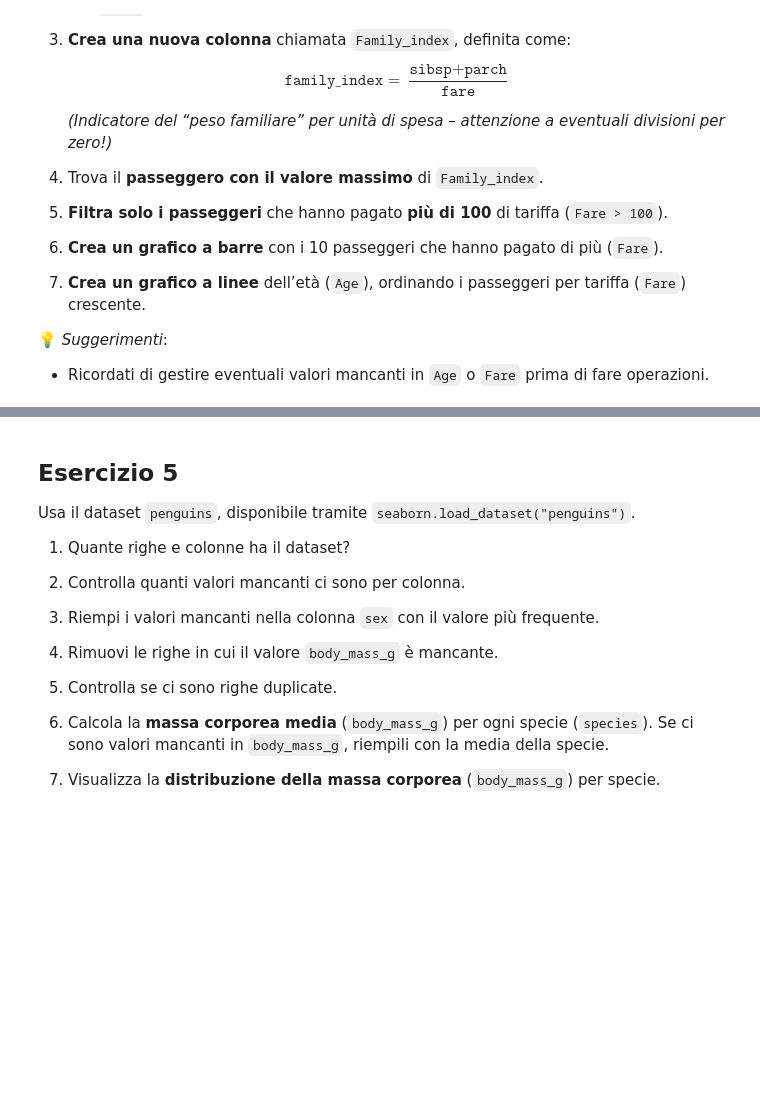
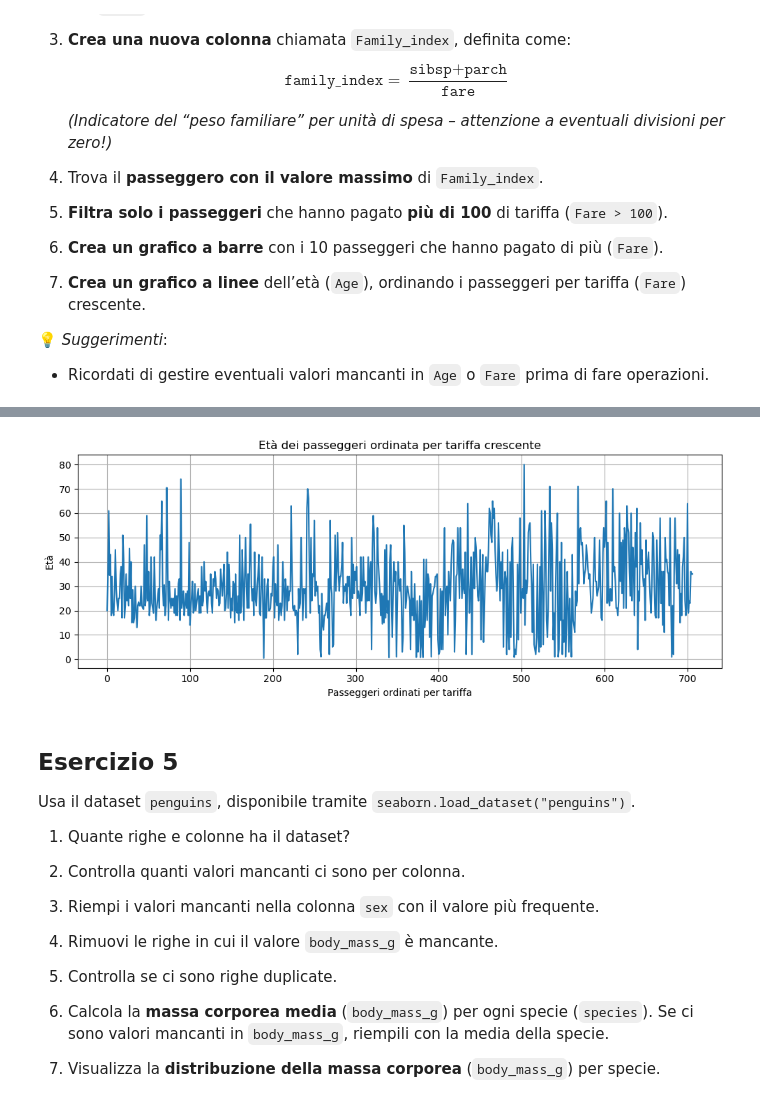
Before and after one commit to michela-roman/ProgrammingLabII, a Jupyter notebook: simulazEsame.ipynb, the cells around one changed output, grey strips where cells are left out. Saved outputs shown, nothing was run; the diff lists cells and outputs as text; code cells hidden in the pictures; blank space fills up the shorter version.

```diff
--- a/simulazEsame.ipynb
+++ b/simulazEsame.ipynb
@@ -193,0 +252,7 @@ Esegui un’analisi esplorativa sui dati dei passeggeri, focalizzandoti su tarif
+# %%
+df['Family_index'] = (df['SibSp'] + df['Parch']) / df['Fare']
+
+df.replace([float('inf'), -float('inf')], pd.NA, inplace=True)  # in caso di divisioni per zero
+df.dropna(subset=['Family_index'], inplace=True)
+
+print(df.head(5))
@@ -194,3 +322,16 @@ Esegui un’analisi esplorativa sui dati dei passeggeri, focalizzandoti su tarif
+# %%
+# Crea un grafico a linee dell’età (`Age`), ordinando i passeggeri per tariffa (`Fare`) crescente.
+df_sorted = df.sort_values(by='Fare')
+plt.figure(figsize=(10, 4))
+plt.plot(df_sorted['Age'].reset_index(drop=True))
+plt.title("Età dei passeggeri ordinata per tariffa crescente")
+plt.xlabel("Passeggeri ordinati per tariffa")
+plt.ylabel("Età")
+plt.grid(True)
+plt.tight_layout()
+plt.show()
+# %% [output]
+[figure, added]
 # %% [markdown]
 ## Esercizio 5
 
```
Also changed, not shown: parts of 14 cells of this notebook.
